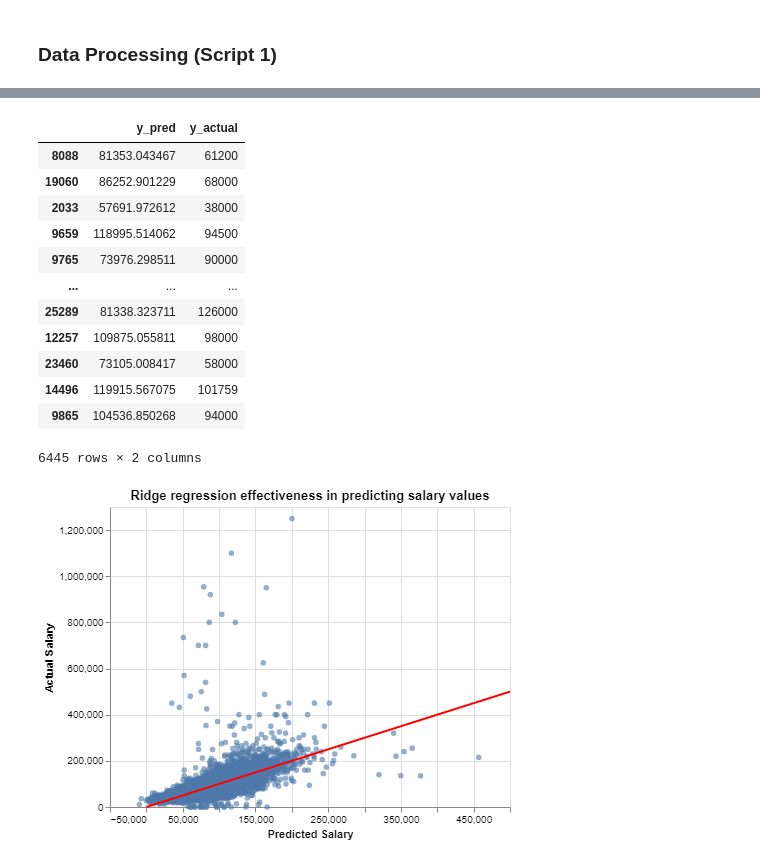
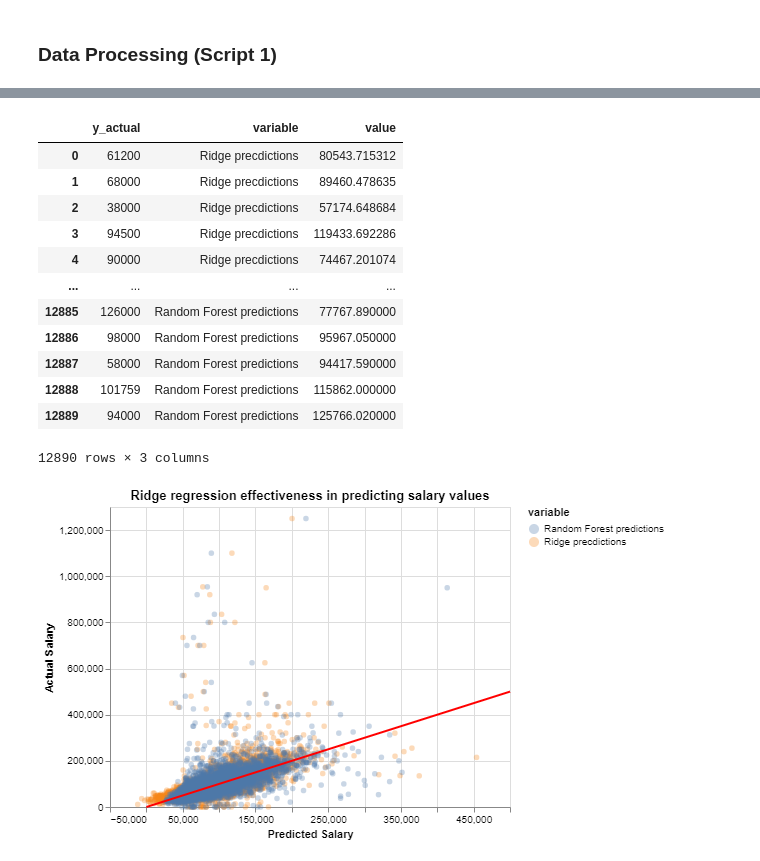
Before and after one commit to UBC-MDS/US-Salary-Prediction, a Jupyter notebook: results/model_fitting.ipynb, the cells around one changed output, grey strips where cells are left out. Cells and saved outputs as stored; diff of their text form; code cells hidden in the pictures.

Commit message:
Split fit_transform_evaluate_data into two scripts, incorporated random forest model

```diff
--- a/results/model_fitting.ipynb
+++ b/results/model_fitting.ipynb
@@ -118,13 +105,15 @@ passthrough_features = []
 # %%
 #create list of lists for ordinal encoding
 
-age_order = ["missing_value", "under 18", "18-24", "25-34", "35-44", "45-54", "55-64", "65 or over"]
-exp_order = ["missing_value", "1 year or less", "2 - 4 years", "5-7 years", "8 - 10 years",
+age_order = ["under 18", "18-24", "25-34", "35-44", "45-54", "55-64", "65 or over"]
+exp_order = ["1 year or less", "2 - 4 years", "5-7 years", "8 - 10 years",
              "11 - 20 years", "21 - 30 years", "31 - 40 years", "41 years or more"]
-edu_order = ["missing_value", "High School", "Some college", "College degree",
+edu_order = ["High School", "Some college", "College degree",
              "Master's degree", "Professional degree (MD, JD, etc.)",
              "PhD"]
 # %%
+# define preprocessor
+
 preprocessor = make_column_transformer(
     (
         make_pipeline(
@@ -142,7 +131,7 @@ preprocessor = make_column_transformer(
     ),
     (
         make_pipeline(
-            SimpleImputer(strategy="constant"),
+            SimpleImputer(strategy="most_frequent"),
             OrdinalEncoder(categories=[age_order, exp_order, exp_order, edu_order], dtype=int),
             StandardScaler()
         ),
@@ -285 +306,7 @@ Name: annual_salary, Length: 6445, dtype: int64
+# %%
+ridge_model = pickle.load(open("../results/models/ridge_model.pickle", 'rb'))
+rf_model = pickle.load(open("../results/models/rf_model.pickle", 'rb'))
+y_test = pd.read_csv('../data/processed/y_test.csv')
+y_pred_ridge = ridge_model.predict(X_transformed_test)
+y_pred_rf = rf_model.predict(X_transformed_test)
 # %%
@@ -315,47 +368,47 @@ pd.DataFrame(scores)
 # %%
 y_data = {
-    "y_pred": y_pred,
-    "y_actual": y_test
+    "Ridge precdictions": y_pred_ridge,
+    "Random Forest predictions": y_pred_rf,
+    "y_actual": y_test.iloc[:,0]
 }
 
-
-#salary_data["annual_salary_pred"] = pd.Series(y_pred.flatten())
-#salary_data.columns = ["y_actual", "y_pred"]
 salary_data = pd.DataFrame(y_data)
+salary_data = salary_data.melt(value_vars = ["Ridge precdictions","Random Forest predictions"], id_vars = "y_actual")
 salary_data
 # %% [output]
-|  | y_pred | y_actual |
-| 8088 | 81353.043467 | 61200 |
-| 19060 | 86252.901229 | 68000 |
-| 2033 | 57691.972612 | 38000 |
-| 9659 | 118995.514062 | 94500 |
-| 9765 | 73976.298511 | 90000 |
-| ... | ... | ... |
-| 25289 | 81338.323711 | 126000 |
-| 12257 | 109875.055811 | 98000 |
-| 23460 | 73105.008417 | 58000 |
-| 14496 | 119915.567075 | 101759 |
-| 9865 | 104536.850268 | 94000 |
+|  | y_actual | variable | value |
+| 0 | 61200 | Ridge precdictions | 80543.715312 |
+| 1 | 68000 | Ridge precdictions | 89460.478635 |
+| 2 | 38000 | Ridge precdictions | 57174.648684 |
+| 3 | 94500 | Ridge precdictions | 119433.692286 |
+| 4 | 90000 | Ridge precdictions | 74467.201074 |
+| ... | ... | ... | ... |
+| 12885 | 126000 | Random Forest predictions | 77767.890000 |
+| 12886 | 98000 | Random Forest predictions | 95967.050000 |
+| 12887 | 58000 | Random Forest predictions | 94417.590000 |
+| 12888 | 101759 | Random Forest predictions | 115862.000000 |
+| 12889 | 94000 | Random Forest predictions | 125766.020000 |
-6445 rows × 2 columns
+12890 rows × 3 columns
 # %%
 from altair_saver import save
 
-point = alt.Chart(salary_data, title='Ridge regression effectiveness in predicting salary values').mark_circle(opacity = 0.6).encode(
-    alt.X("y_pred", title="Predicted Salary"),
-    alt.Y('y_actual', title="Actual Salary")
+point = alt.Chart(salary_data, title='Ridge regression effectiveness in predicting salary values').mark_circle(opacity = 0.3).encode(
+    alt.X("value", title="Predicted Salary"),
+    alt.Y('y_actual', title="Actual Salary"),
+    color = "variable"
 )
 
 line = pd.DataFrame({
     'x': [0, 500000],
     'y':  [0, 500000],
 })
 
 line_plot = alt.Chart(line).mark_line(color= 'red').encode(
     x= 'x',
     y= 'y',
 )
 
 chart = point + line_plot
 chart
 # %% [output]
-[figure, old version]
+[figure, new version]
```
Also changed, not shown: parts of 20 cells of this notebook, 17 other files.
